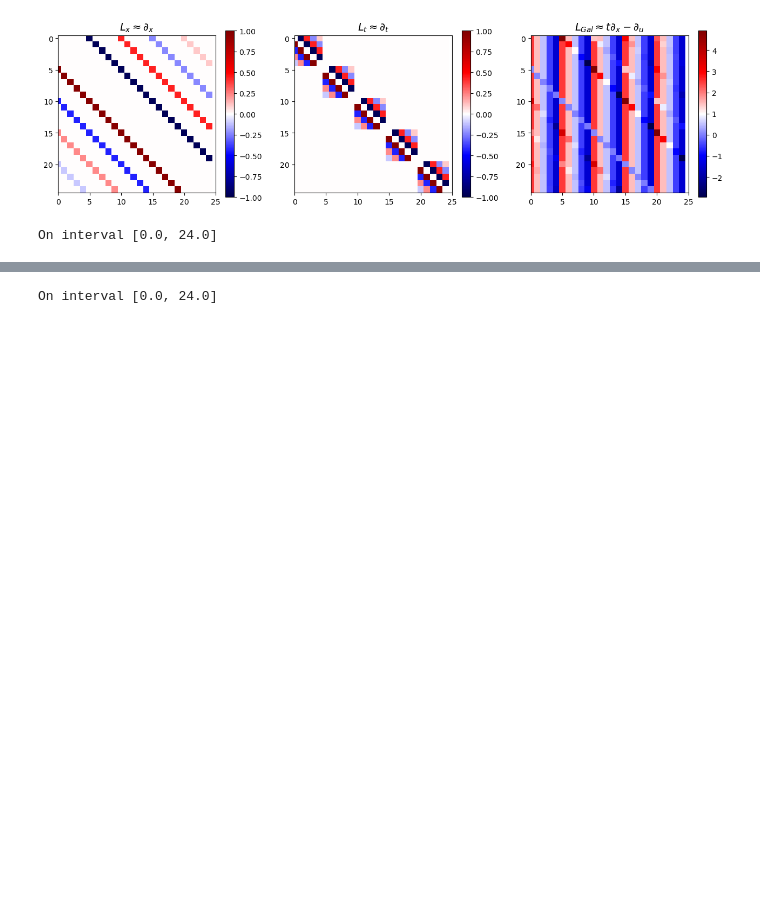
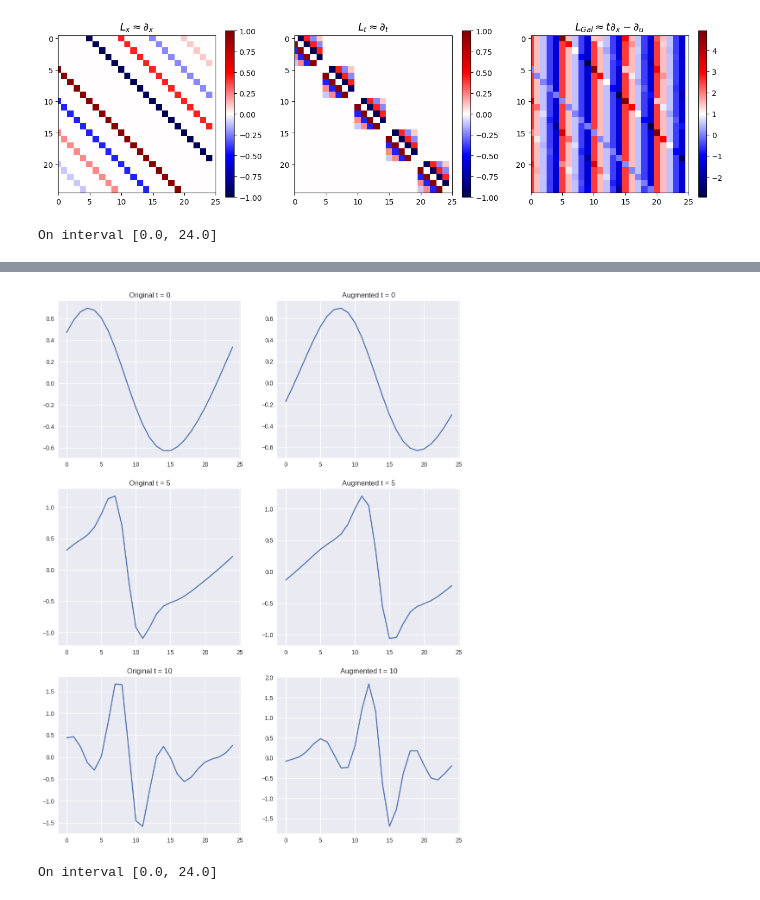
Before and after one commit to alizma/symmetry_learning, a Jupyter notebook: l_conv_demo copy.ipynb, the cells around one changed output, grey strips where cells are left out. Saved outputs shown, nothing was run; the diff lists cells and outputs as text; code cells hidden in the pictures; blank space fills up the shorter version.

```diff
--- a/l_conv_demo copy.ipynb
+++ b/l_conv_demo copy.ipynb
@@ -220,3 +225,47 @@ Root normalized mean squared error: 0.016180264597469973
+# %%
+import matplotlib as mpl
+
+mpl.style.use('seaborn')
+
+t = 0
+plt.figure(figsize=(12, 16))
+plt.subplot(321)
+plt.plot(sol_example.y.T[::-1][-1, :])
+plt.title("Original" + f" t = {t}")
+# ol_example.y.T[::-1]
+
+plt.subplot(322)
+plt.plot(soln[::-1][-1, :])
+plt.title("Augmented"+ f" t = {t}")
+t += 5
+
+plt.subplot(323)
+plt.plot(sol_example.y.T[::-1][-t, :])
+plt.title("Original" + f" t = {t}")
+# ol_example.y.T[::-1]
+
+plt.subplot(324)
+plt.plot(soln[::-1][-t, :])
+plt.title("Augmented"+ f" t = {t}")
+t += 5
+
+plt.subplot(325)
+plt.plot(sol_example.y.T[::-1][-t, :])
+plt.title("Original" + f" t = {t}")
+# ol_example.y.T[::-1]
+
+plt.subplot(326)
+plt.plot(soln[::-1][-t, :])
+plt.title("Augmented"+ f" t = {t}")
+t += 5
+
+# plt.subplot(133)
+# plt.plot(u0)
+# plt.title("u0")
+# plt.legend()
+# soln[::-1].shape
+# %% [output]
+[figure, added]
 # %%
 def initial_conditions(A: np.ndarray, phi: np.ndarray, l: np.ndarray, L: float):
     """
```
Also changed, not shown: parts of 1 cell of this notebook.
